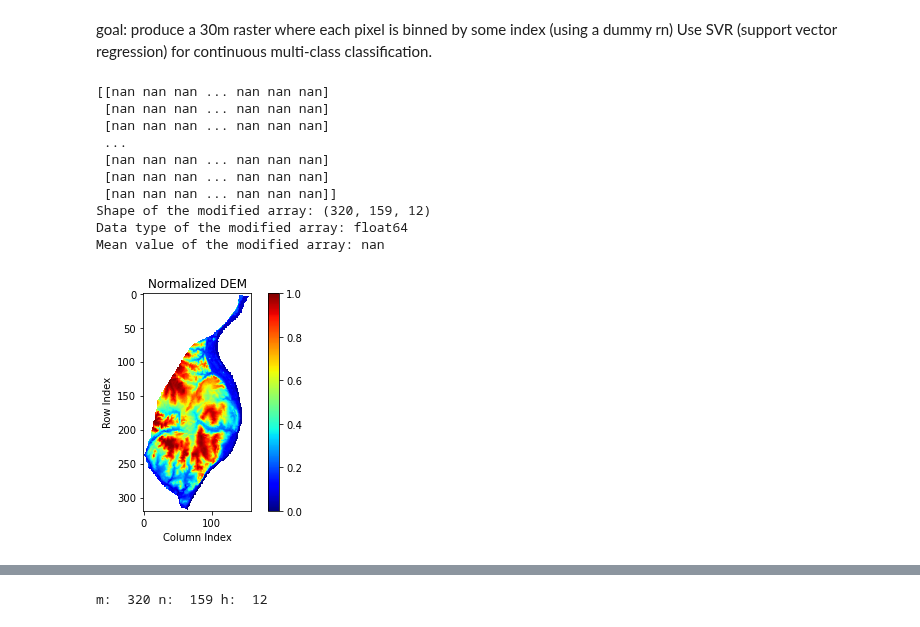
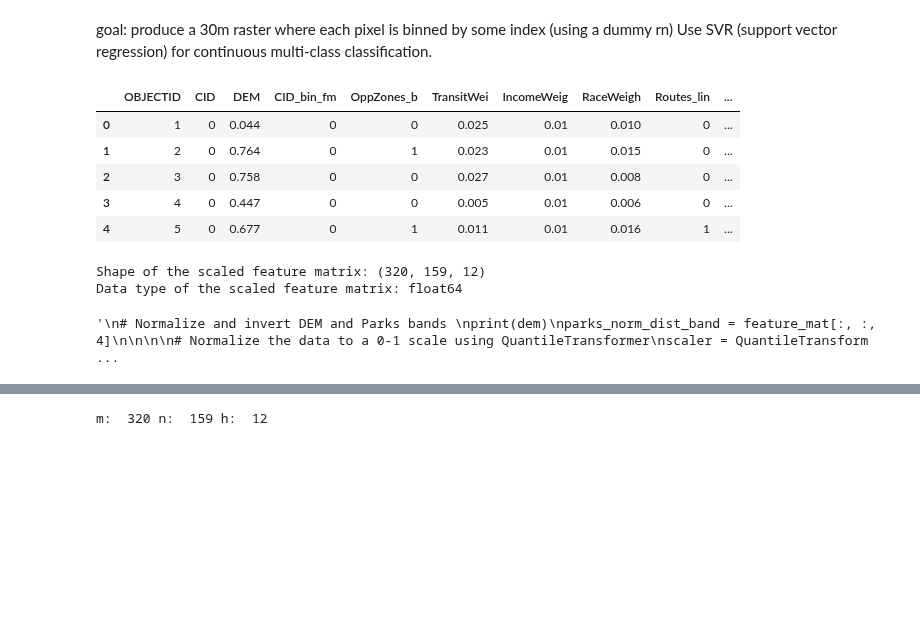
Before and after one commit to juliatompkins/trio-capstone, a Jupyter notebook: rf/rf Classification dupe.ipynb, the cells around one changed output, grey strips where cells are left out. Saved outputs shown, nothing was run; the diff lists cells and outputs as text; code cells hidden in the pictures; blank space fills up the shorter version.

```diff
--- a/rf/rf Classification dupe.ipynb
+++ b/rf/rf Classification dupe.ipynb
@@ -31,29 +31,38 @@ warnings. filterwarnings('ignore')
 # %% [markdown]
 goal: produce a 30m raster where each pixel is binned by some index (using a dummy rn) Use SVR (support vector regression) for continuous multi-class classification.
 # %%
-td = r"FeatureMat\TDReal.shp"
+td = r"FeatureMat\tdptsreal3.shp"
 scaler = QuantileTransformer(output_distribution='uniform')
 
 td_gdf = gpd.read_file(td)
 
-min_value = td_gdf['StlDEM_10m'].min()
-max_value = td_gdf['StlDEM_10m'].max()
-mean_values = td_gdf['StlDEM_10m'].mean()
-std = td_gdf['StlDEM_10m'].std()
-td_gdf['DEM'] = 1 - scaler.fit_transform(td_gdf['StlDEM_10m'].values.reshape(-1, 1)).reshape(-1)
-
+min_value = td_gdf['DEM'].min()
+max_value = td_gdf['DEM'].max()
+mean_values = td_gdf['DEM'].mean()
+std = td_gdf['DEM'].std()
+td_gdf['DEM'] = 1 - scaler.fit_transform(td_gdf['DEM'].values.reshape(-1, 1)).reshape(-1)
+#td_gdf['DEM'] = td_gdf['StlDEM_10m']
 
 td_gdf['Dist2Park'] = 1 - td_gdf['parksNormD']
 
-columns_to_drop = ['OBJECTID', 'OBJECTID_1', 'StopName', 'StopAbbr', 'StopID','StlDEM_10m','parksNormD', 'BusCxn','City', 'StlPop_30m',
-                  'NLNorm_fm','SBDs_bin_f','TIF_bin_fm','OppZones_b','Routes_bin','TDD_bin_fm','trans_weig','CID_bin_fm','parksNor_1','trans_we_1','TIF_bin__1']
-td_gdf = td_gdf.drop(columns=columns_to_drop)
+#columns_to_drop = ['OBJECTID', 'OBJECTID_1', 'StopName', 'StopAbbr', 'StopID','StlDEM_10m','parksNormD', 'BusCxn','City', 'StlPop_30m',
+#                  'NLNorm_fm','SBDs_bin_f','TIF_bin_fm','OppZones_b','Routes_bin','TDD_bin_fm','trans_weig','CID_bin_fm','parksNor_1','trans_we_1','TIF_bin__1']
+#td_gdf = td_gdf.drop(columns=columns_to_drop)
 td_gdf = td_gdf.drop(columns='geometry')
+td_gdf.head()
+# %% [output]
+|  | OBJECTID | CID | DEM | CID_bin_fm | OppZones_b | TransitWei | IncomeWeig | RaceWeigh | Routes_lin | ... |
+| 0 | 1 | 0 | 0.044 | 0 | 0 | 0.025 | 0.01 | 0.010 | 0 | ... |
+| 1 | 2 | 0 | 0.764 | 0 | 1 | 0.023 | 0.01 | 0.015 | 0 | ... |
+| 2 | 3 | 0 | 0.758 | 0 | 0 | 0.027 | 0.01 | 0.008 | 0 | ... |
+| 3 | 4 | 0 | 0.447 | 0 | 0 | 0.005 | 0.01 | 0.006 | 0 | ... |
+| 4 | 5 | 0 | 0.677 | 0 | 1 | 0.011 | 0.01 | 0.016 | 1 | ... |
 # %%
 td_df = pd.DataFrame(td_gdf)
 # %%
 import rasterio
 import numpy as np
+from sklearn.preprocessing import StandardScaler
 
 # List of raster file paths
 raster_files = [
@@ -76,7 +85,7 @@ arrays = []
 
 # Loop through each raster file and read it as an array
 for file_path in raster_files:
-    with rasterio.open(file_path,dtype = 'float32') as src:
+    with rasterio.open(file_path, dtype='float32') as src:
         arr = src.read(1)  # Assuming you want to read the first band (index 0)
         if "StlPop" in file_path:
             arr[np.isnan(arr)] = 0
@@ -84,17 +93,31 @@ for file_path in raster_files:
 
 # Concatenate the arrays along the third axis (axis=2) to create an nxmx10 array
 feature_mat = np.stack(arrays, axis=2)
+
+# Reshape the feature matrix to 2D for StandardScaler
+reshaped_feature_mat = feature_mat.reshape(-1, feature_mat.shape[2])
+
+# Initialize StandardScaler and fit_transform the reshaped feature matrix
+scaler = StandardScaler()
+scaled_feature_mat = scaler.fit_transform(reshaped_feature_mat)
+
+# Reshape the scaled feature matrix back to its original shape
+scaled_feature_mat = scaled_feature_mat.reshape(feature_mat.shape)
+
+# Verify the shape and data type of the scaled feature matrix
+print("Shape of the scaled feature matrix:", scaled_feature_mat.shape)
+print("Data type of the scaled feature matrix:", scaled_feature_mat.dtype)
+# %% [output]
+Shape of the scaled feature matrix: (320, 159, 12)
+Data type of the scaled feature matrix: float64
 # %%
+'''
 # Normalize and invert DEM and Parks bands
-dem = feature_mat[:, :, 0]
 print(dem)
 parks_norm_dist_band = feature_mat[:, :, 4]
 
-from sklearn.preprocessing import QuantileTransformer
 
-# Calculate mean and standard deviation excluding NaN values
-mean_value = np.nanmean(dem)
-std_value = np.nanstd(dem)
+
 # Normalize the data to a 0-1 scale using QuantileTransformer
 scaler = QuantileTransformer(output_distribution='uniform')
 nd = 1-scaler.fit_transform(dem.reshape(-1, 1)).reshape(dem.shape)
@@ -118,18 +141,9 @@ plt.title('Normalized DEM')
 plt.xlabel('Column Index')
 plt.ylabel('Row Index')
 plt.show()
+'''
 # %% [output]
-[[nan nan nan ... nan nan nan]
- [nan nan nan ... nan nan nan]
- [nan nan nan ... nan nan nan]
- ...
- [nan nan nan ... nan nan nan]
- [nan nan nan ... nan nan nan]
- [nan nan nan ... nan nan nan]]
-Shape of the modified array: (320, 159, 12)
-Data type of the modified array: float64
-Mean value of the modified array: nan
+'\n# Normalize and invert DEM and Parks bands \nprint(dem)\nparks_norm_dist_band = feature_mat[:, :, 4]\n\n\n\n# Normalize the data to a 0-1 scale using QuantileTransformer\nscaler = QuantileTransform ...
-[figure, removed]
 # %%
 # Plot Classified Image
 fig, ax = plt.subplots(nrows=2, ncols=6, figsize=(18,10))
```
Also changed, not shown: parts of 13 cells of this notebook, 17 other files.
